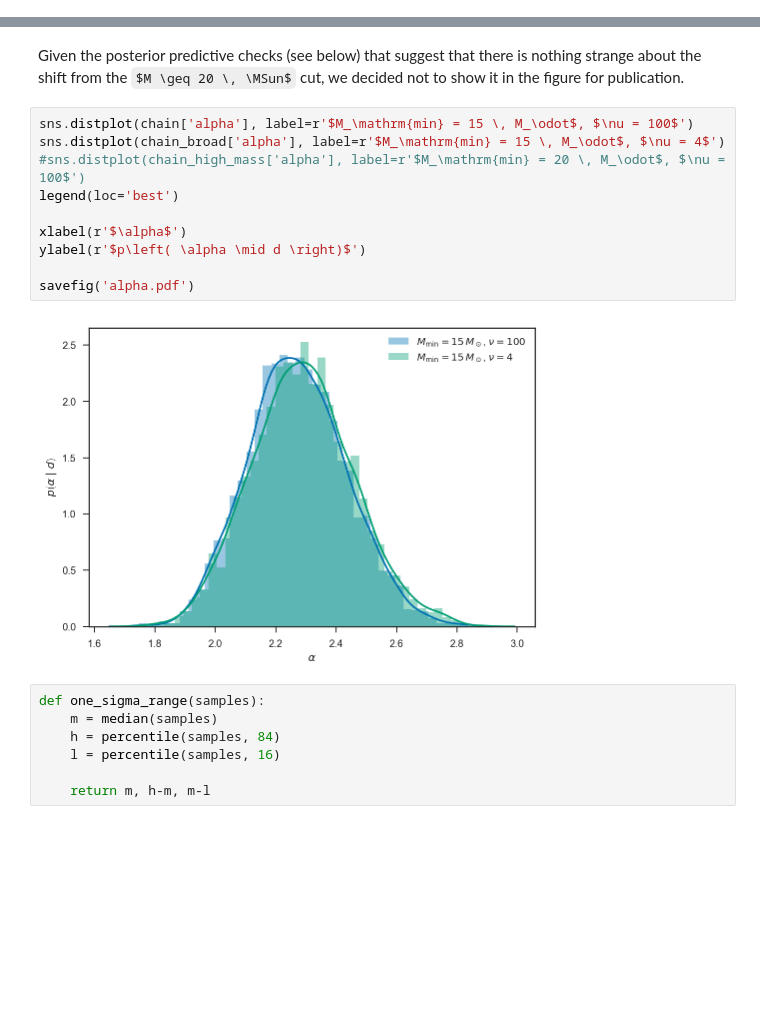
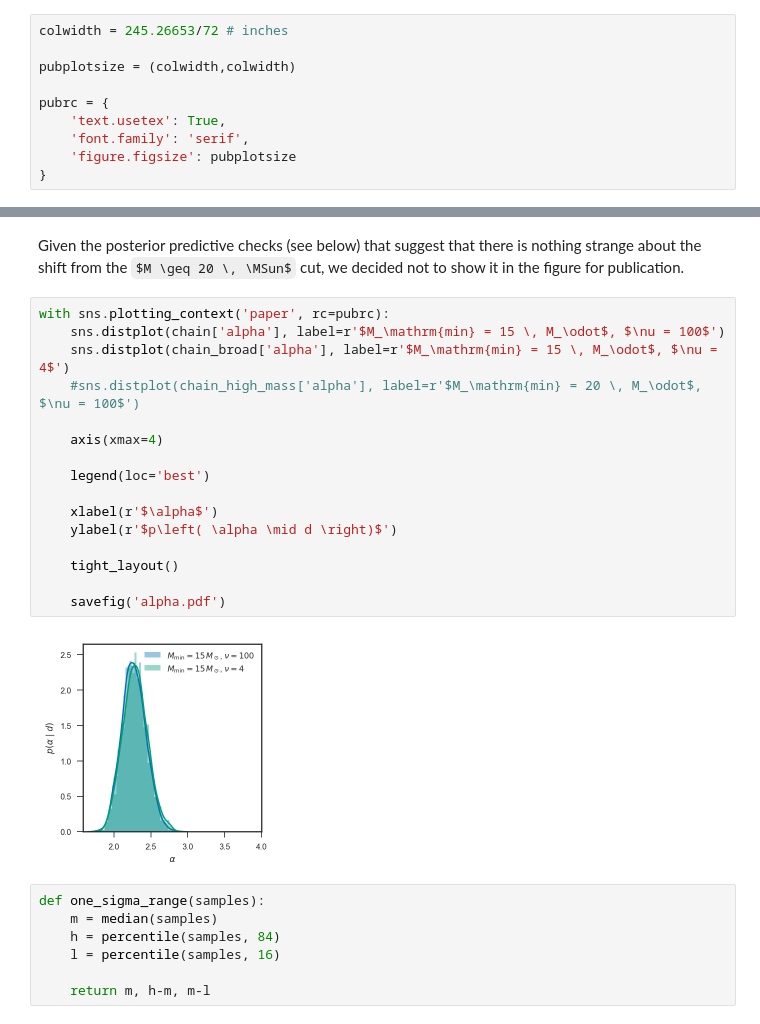
Before and after one commit to farr/30DorIMF, a Jupyter notebook: IMF.ipynb, the cells around one changed output, grey strips where cells are left out. Saved outputs shown, nothing was run; the diff lists cells and outputs as text; some formulas as TeX source; blank space fills up the shorter version.

Commit message:
Better plots with appropriately-sized labels, fix other minor issues.

```diff
--- a/IMF.ipynb
+++ b/IMF.ipynb
@@ -29,3 +31,13 @@ $$
+# %%
+colwidth = 245.26653/72 # inches
+
+pubplotsize = (colwidth,colwidth)
+
+pubrc = {
+    'text.usetex': True,
+    'font.family': 'serif',
+    'figure.figsize': pubplotsize
+}
 # %% [markdown]
 # Re-Analysis of Schneider+ IMF Data
 # %% [markdown]
@@ -563,17 +576,23 @@ ylabel(r'$p\left( \alpha \mid d \right)$')
 # %% [markdown]
 Given the posterior predictive checks (see below) that suggest that there is nothing strange about the shift from the $M \geq 20 \, \MSun$ cut, we decided not to show it in the figure for publication.
 # %%
-sns.distplot(chain['alpha'], label=r'$M_\mathrm{min} = 15 \, M_\odot$, $\nu = 100$')
-sns.distplot(chain_broad['alpha'], label=r'$M_\mathrm{min} = 15 \, M_\odot$, $\nu = 4$')
-#sns.distplot(chain_high_mass['alpha'], label=r'$M_\mathrm{min} = 20 \, M_\odot$, $\nu = 100$')
-legend(loc='best')
+with sns.plotting_context('paper', rc=pubrc):
+    sns.distplot(chain['alpha'], label=r'$M_\mathrm{min} = 15 \, M_\odot$, $\nu = 100$')
+    sns.distplot(chain_broad['alpha'], label=r'$M_\mathrm{min} = 15 \, M_\odot$, $\nu = 4$')
+    #sns.distplot(chain_high_mass['alpha'], label=r'$M_\mathrm{min} = 20 \, M_\odot$, $\nu = 100$')
 
-xlabel(r'$\alpha$')
-ylabel(r'$p\left( \alpha \mid d \right)$')
+    axis(xmax=4)
 
-savefig('alpha.pdf')
+    legend(loc='best')
+
+    xlabel(r'$\alpha$')
+    ylabel(r'$p\left( \alpha \mid d \right)$')
+
+    tight_layout()
+
+    savefig('alpha.pdf')
 # %% [output]
-[figure, old version]
+[figure, new version]
 # %%
 def one_sigma_range(samples):
     m = median(samples)
```
Also changed, not shown: parts of 8 cells of this notebook, 13 other files.
